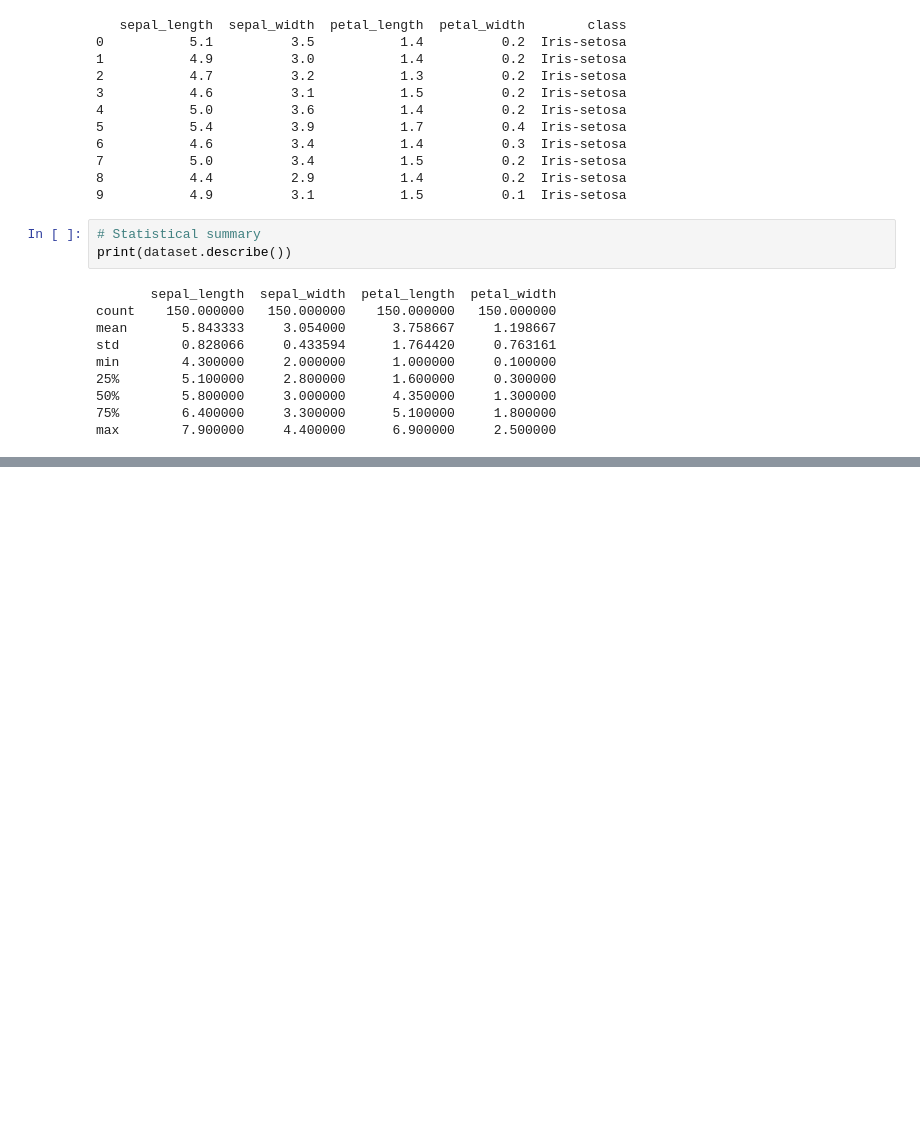
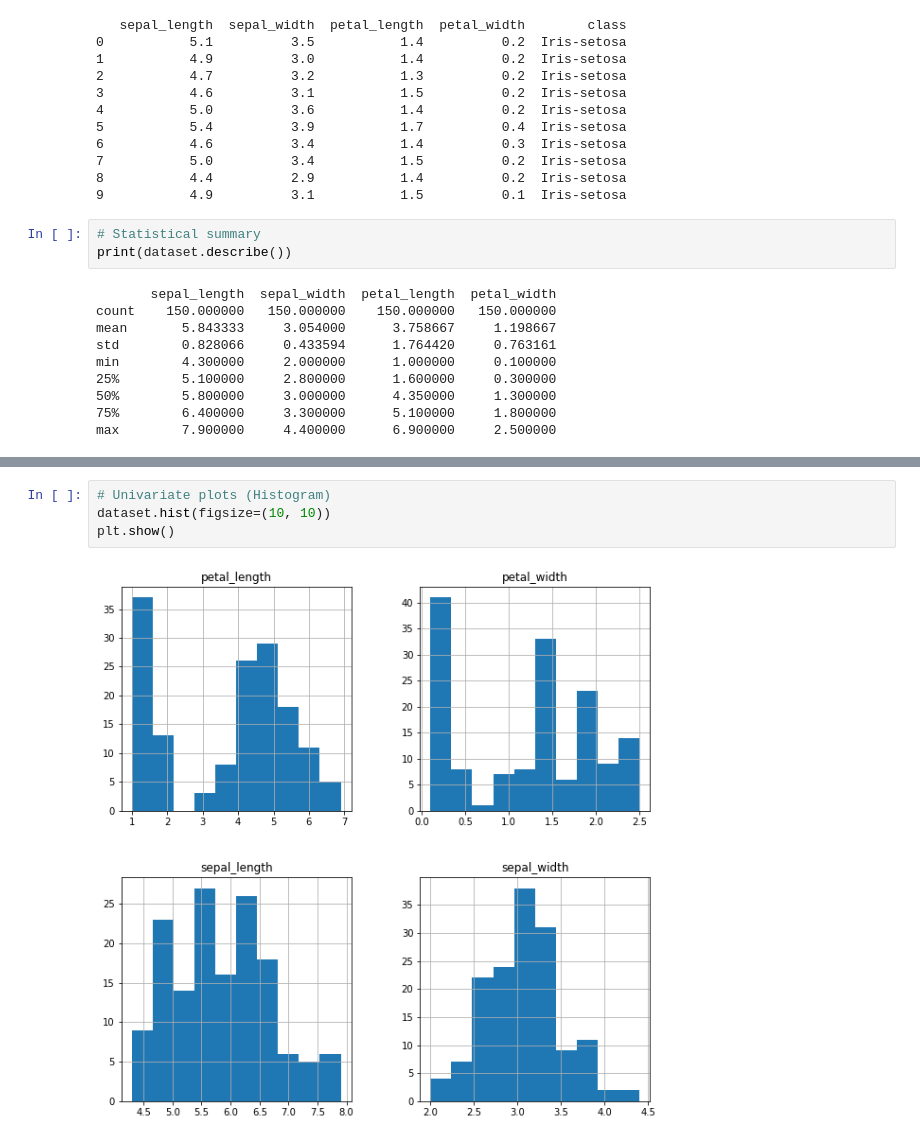
Before and after one commit to MTayyabSaeed/machine-learning, a Jupyter notebook: ml-iris-problem/ml-iris-problem.ipynb, the cells around one changed output, grey strips where cells are left out. Cells and saved outputs as stored; diff of their text form; blank space fills up the shorter version.

```diff
--- a/ml-iris-problem/ml-iris-problem.ipynb
+++ b/ml-iris-problem/ml-iris-problem.ipynb
@@ -113,0 +135,6 @@ max        7.900000     4.400000      6.900000     2.500000
+# %%
+# Univariate plots (Histogram)
+dataset.hist(figsize=(10, 10))
+plt.show()
+# %% [output]
+[figure, added]
```
Also changed, not shown: parts of 5 cells of this notebook.
